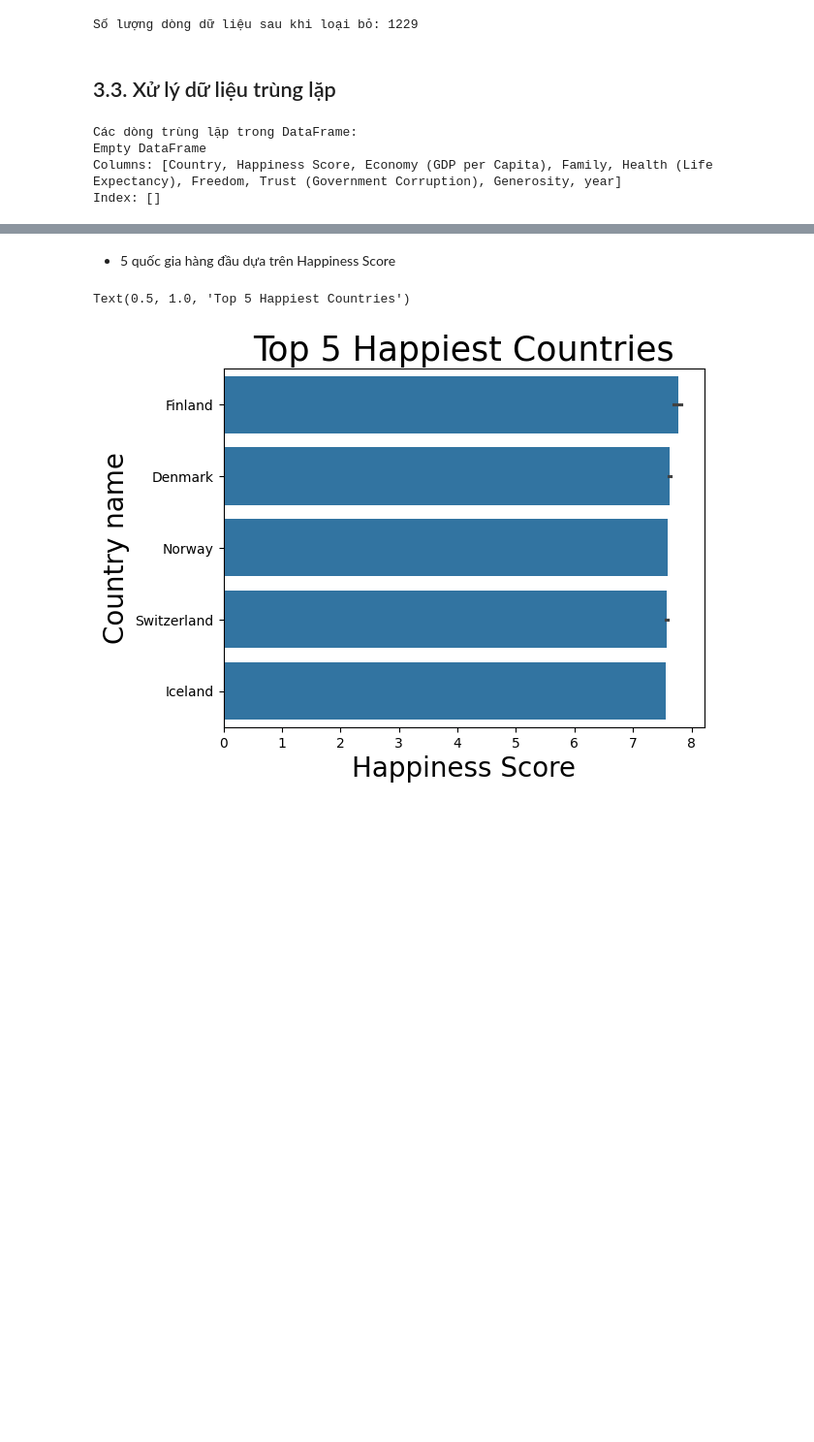
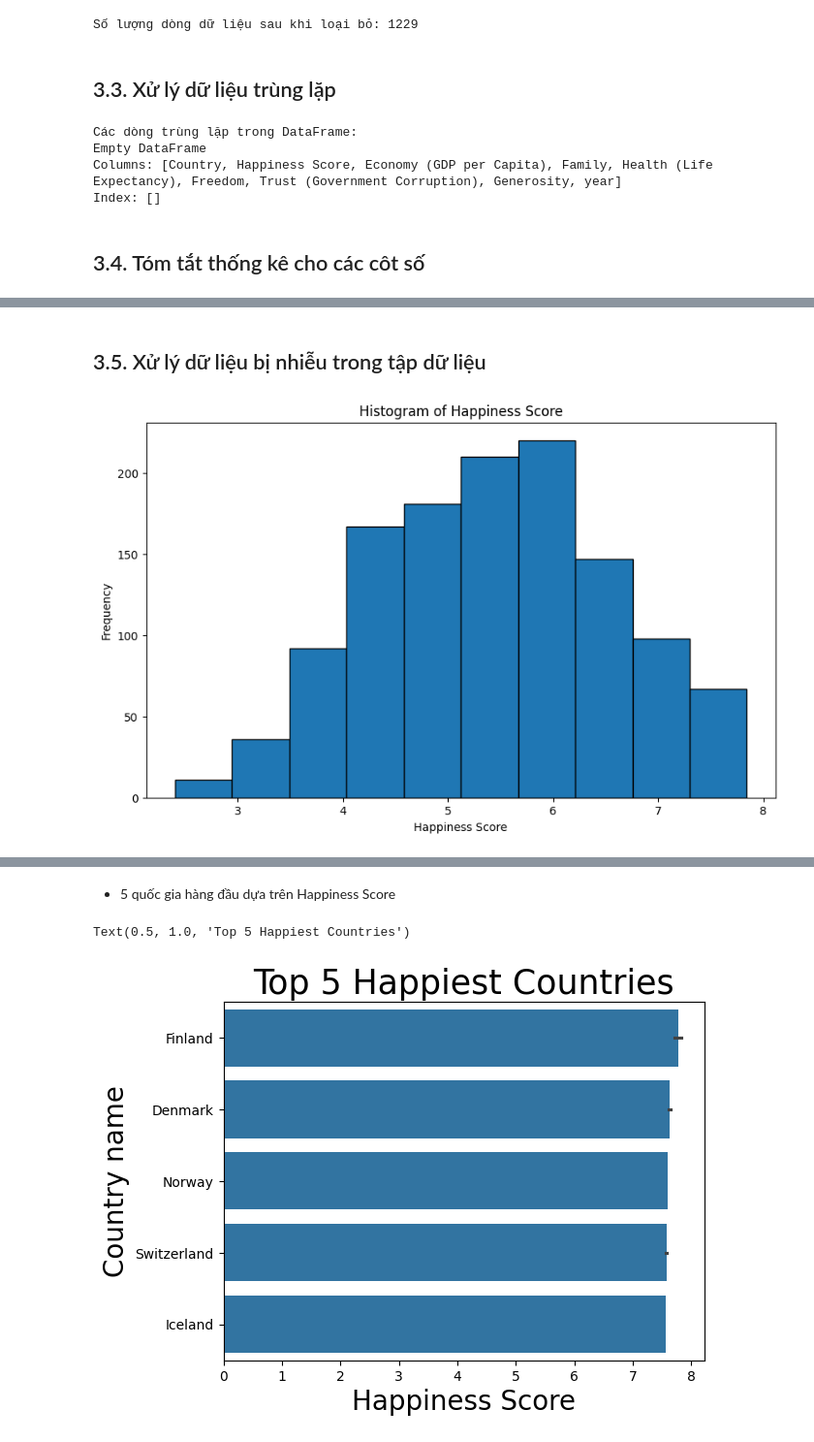
Before and after one commit to NgTrDung/DataMining_For_HappinessReport, a Jupyter notebook: Happiness_Report.ipynb, the cells around one changed output, grey strips where cells are left out. Shown at 97% size. Drawn from its saved outputs; the diff is of its cells as text; code cells hidden in the pictures; blank space fills up the shorter version.

```diff
--- a/Happiness_Report.ipynb
+++ b/Happiness_Report.ipynb
@@ -474,6 +474,8 @@ Các dòng trùng lặp trong DataFrame:
 Empty DataFrame
 Columns: [Country, Happiness Score, Economy (GDP per Capita), Family, Health (Life Expectancy), Freedom, Trust (Government Corruption), Generosity, year]
 Index: []
+# %% [markdown]
+## 3.4. Tóm tắt thống kê cho các côt số
 # %%
 df_cleaned.describe().T
 # %% [output]
@@ -486,3 +488,17 @@ df_cleaned.describe().T
 | Trust (Government Corruption) | 1229.0 | 0.130756 | 0.110818 | 0.000 | 0.056 | 0.096000 | 0.164000 | 0.587000 |
 | Generosity | 1229.0 | 0.201595 | 0.115568 | 0.000 | 0.118 | 0.187000 | 0.258538 | 0.838075 |
 | year | 1229.0 | 2018.447518 | 2.283610 | 2015.000 | 2016.000 | 2018.000000 | 2020.000000 | 2022.000000 |
+# %% [markdown]
+## 3.5. Xử lý dữ liệu bị nhiễu trong tập dữ liệu
+# %%
+def plot_histogram(df, column_name, bins=10):
+    plt.figure(figsize=(10, 6))
+    plt.hist(df[column_name].dropna(), bins=bins, edgecolor='k')
+    plt.title(f'Histogram of {column_name}')
+    plt.xlabel(column_name)
+    plt.ylabel('Frequency')
+    plt.show()
+# %%
+plot_histogram(df_cleaned, 'Happiness Score')
+# %% [output]
+[figure, added]
```
Also changed, not shown: parts of 16 cells of this notebook, 1 other file.
